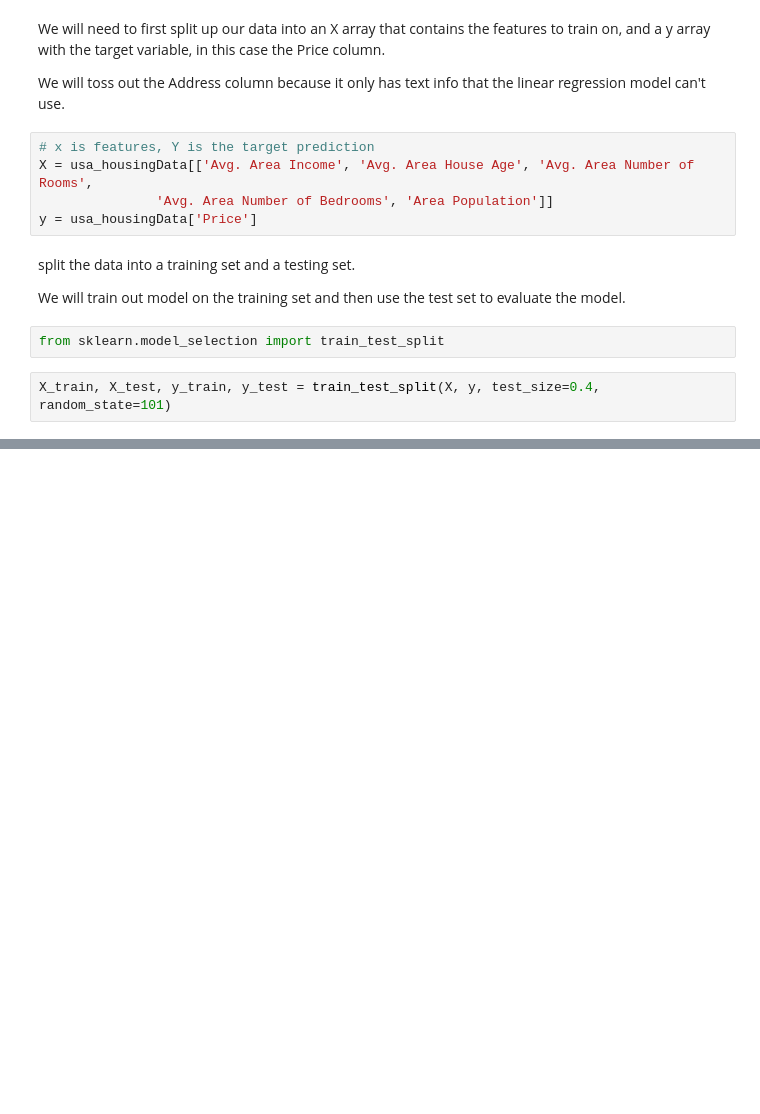
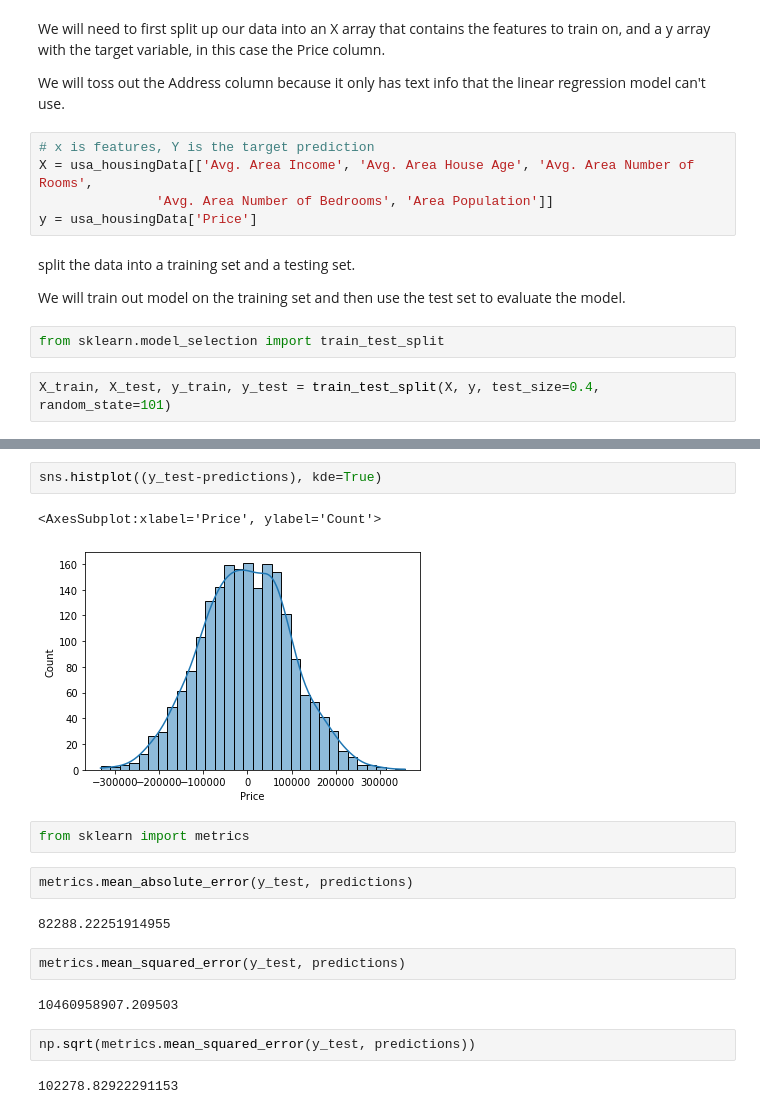
Before and after one commit to itsregalo/DS-ML, a Jupyter notebook: linear_regression/linear_regression.ipynb, the cells around one changed output, grey strips where cells are left out. Drawn from its saved outputs; the diff is of its cells as text; blank space fills up the shorter version.

```diff
--- a/linear_regression/linear_regression.ipynb
+++ b/linear_regression/linear_regression.ipynb
@@ -128,0 +144,19 @@ cdf
+# %%
+sns.histplot((y_test-predictions), kde=True)
+# %% [output]
+<AxesSubplot:xlabel='Price', ylabel='Count'>
+[figure, added]
+# %%
+from sklearn import metrics
+# %%
+metrics.mean_absolute_error(y_test, predictions)
+# %% [output]
+82288.22251914955
+# %%
+metrics.mean_squared_error(y_test, predictions)
+# %% [output]
+10460958907.209503
+# %%
+np.sqrt(metrics.mean_squared_error(y_test, predictions))
+# %% [output]
+102278.82922291153
```
Also changed, not shown: parts of 24 cells of this notebook.
